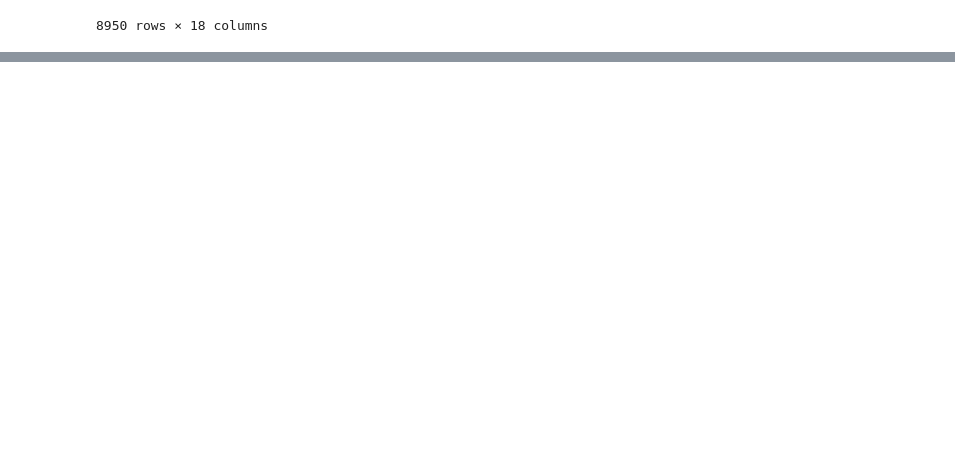
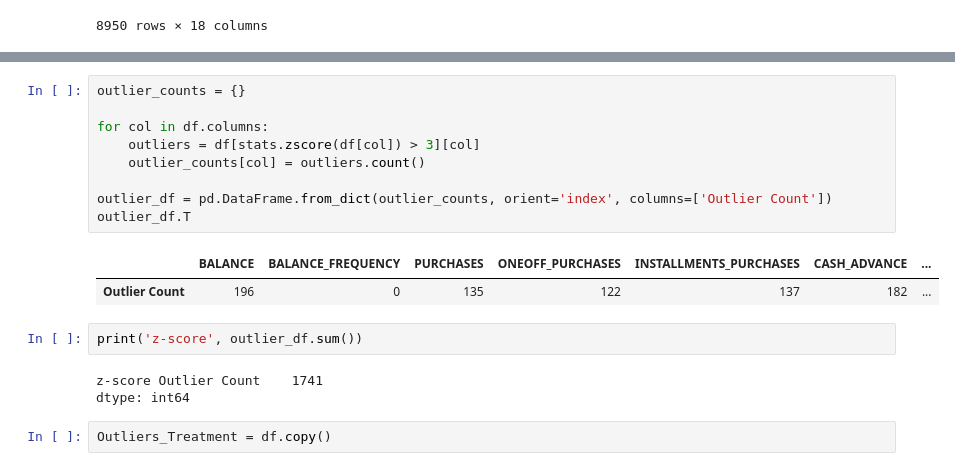
Before and after one commit to pain459/LP, a Jupyter notebook: projects/data_analysis_projects/customer_data/workbook.ipynb, the cells around one changed output, grey strips where cells are left out. Cells and saved outputs as stored; diff of their text form; blank space fills up the shorter version.

```diff
--- a/projects/data_analysis_projects/customer_data/workbook.ipynb
+++ b/projects/data_analysis_projects/customer_data/workbook.ipynb
@@ -165,0 +288,19 @@ df.describe().T  # Trasnposed view
+# %%
+outlier_counts = {}
+
+for col in df.columns:
+    outliers = df[stats.zscore(df[col]) > 3][col]
+    outlier_counts[col] = outliers.count()
+
+outlier_df = pd.DataFrame.from_dict(outlier_counts, orient='index', columns=['Outlier Count'])
+outlier_df.T
+# %% [output]
+|  | BALANCE | BALANCE_FREQUENCY | PURCHASES | ONEOFF_PURCHASES | INSTALLMENTS_PURCHASES | CASH_ADVANCE | ... |
+| Outlier Count | 196 | 0 | 135 | 122 | 137 | 182 | ... |
+# %%
+print('z-score', outlier_df.sum())
+# %% [output]
+z-score Outlier Count    1741
+dtype: int64
+# %%
+Outliers_Treatment = df.copy()
```
Also changed, not shown: parts of 12 cells of this notebook.
